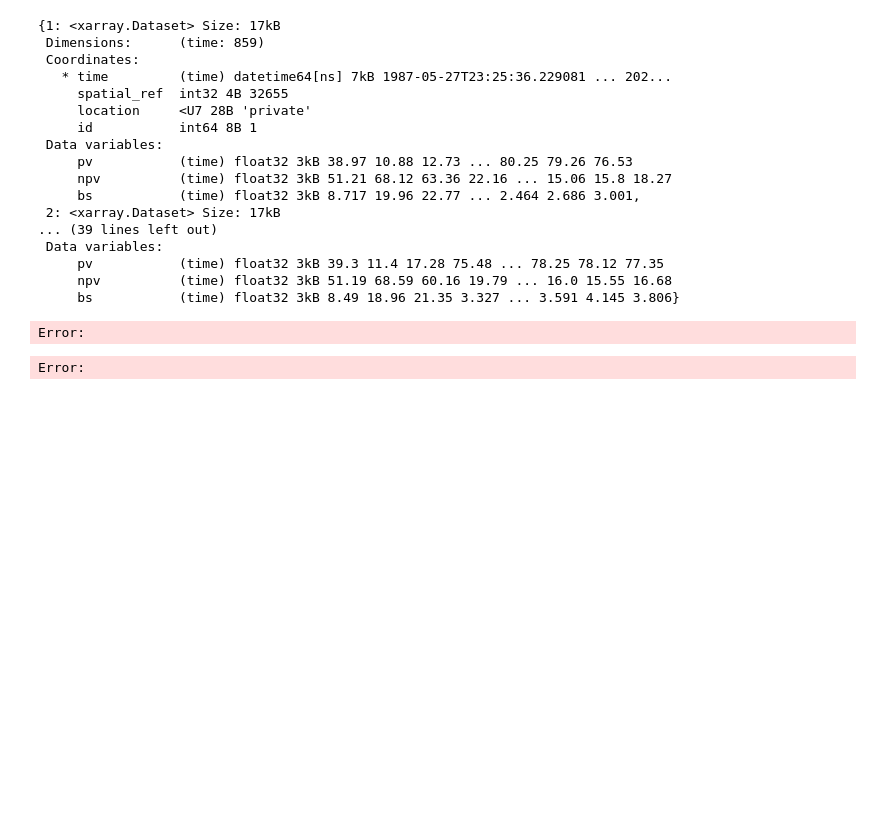
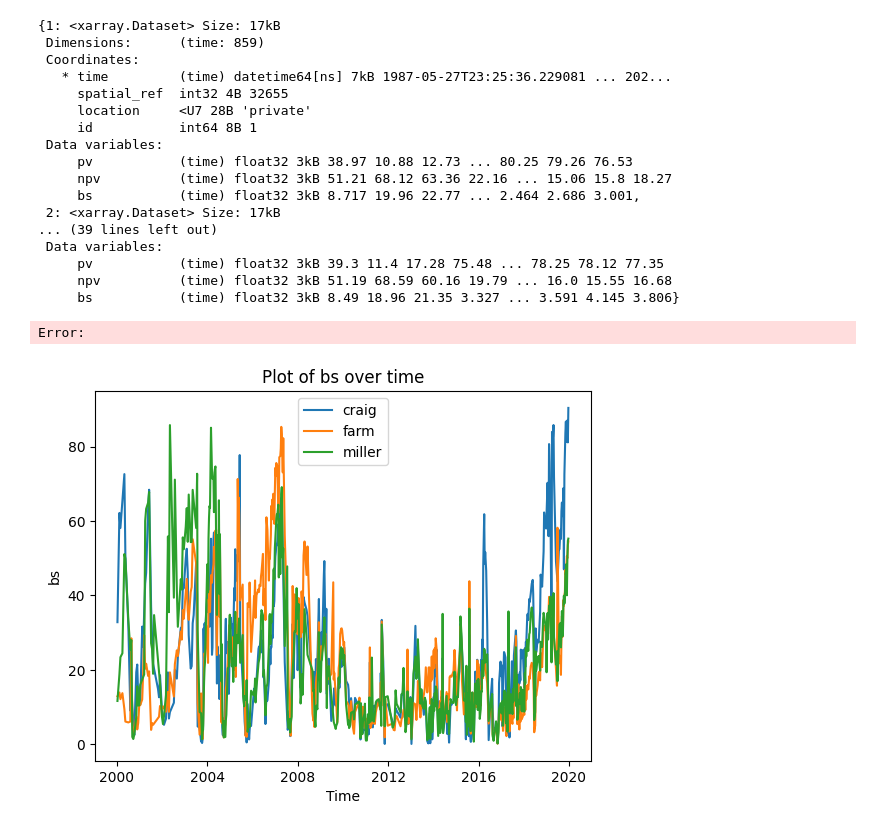
Before and after one commit to will02-code/honours, a Jupyter notebook: frac_extract_local_disk.ipynb, the cells around one changed output. Saved outputs shown, nothing was run; the diff lists cells and outputs as text; code cells hidden in the pictures; blank space fills up the shorter version.

```diff
--- a/frac_extract_local_disk.ipynb
+++ b/frac_extract_local_disk.ipynb
@@ -343,27 +348,51 @@ Error:
 # %%
 
 # Group the data by location
 groups = test.groupby('location')
 
 # Plot each group separately with different colors
 for name, group in groups:
-    plt.plot(group['time'], group['pv'], label=name)
+    plt.plot(group['time'], group['bs'], label=name)
 
 # Set the x-axis label
 plt.xlabel('Time')
 
 # Set the y-axis label
 plt.ylabel('bs')
 
 # Set the title of the plot
 plt.title('Plot of bs over time')
 
 # Add a legend
 plt.legend()
 
 # Show the plot
 plt.show()
+
+import plotly.express as px
+
+fig = px.line(df, x='time', y='bs', color='location')
+fig.update_layout(
+    title='Plot of bs over time',
+    xaxis_title='Time',
+    yaxis_title='bs',
+    hovermode='x',
+    xaxis=dict(
+        rangeselector=dict(
+            buttons=list([
+                dict(count=1, label="1d", step="day", stepmode="backward"),
+                dict(count=7, label="1w", step="day", stepmode="backward"),
+                dict(count=1, label="1m", step="month", stepmode="backward"),
+                dict(count=6, label="6m", step="month", stepmode="backward"),
+                dict(step="all")
+            ])
+        ),
+        rangeslider=dict(visible=True),
+        type="date"
+    )
+)
+fig.show()
 # %% [output]
-Error:
+[figure, added]
 # %%
 # Calculate average fractional cover for `bs`, `pv` and `npv` over time
```
Also changed, not shown: parts of 5 cells of this notebook, 5 other files.
